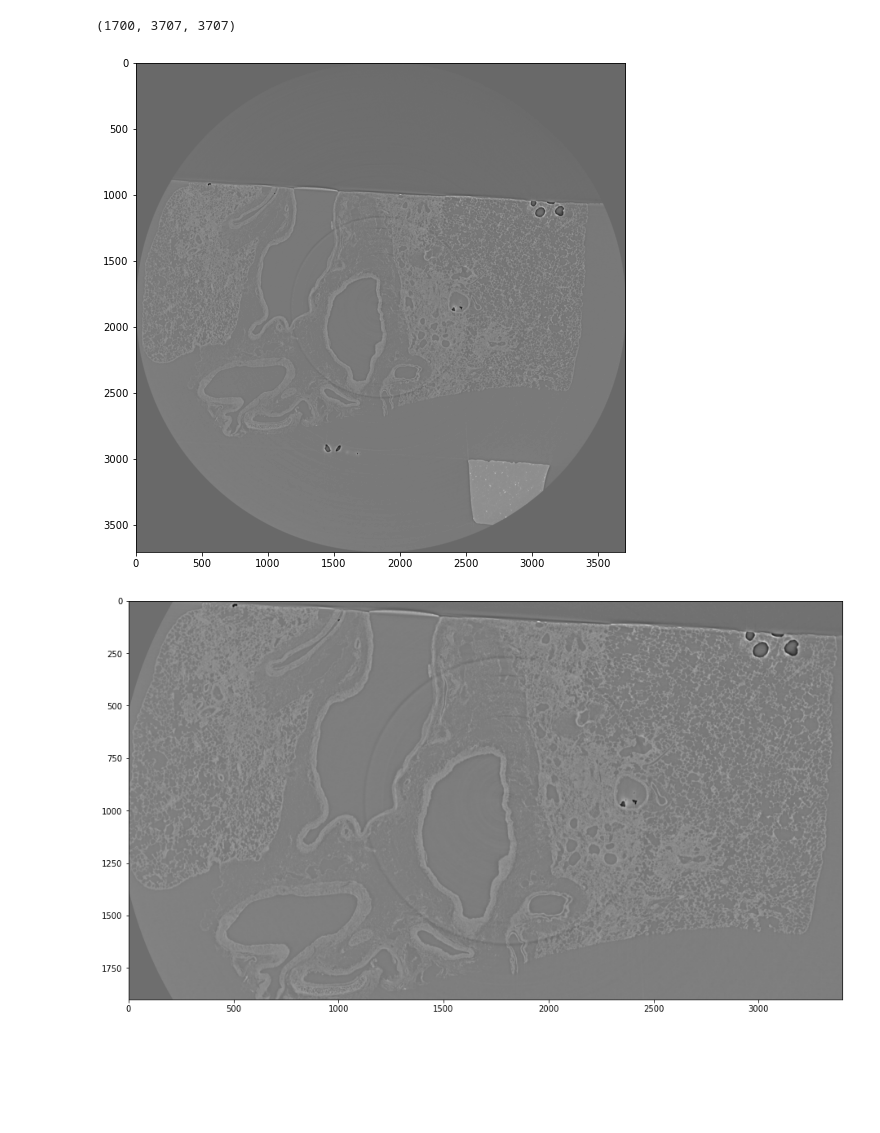
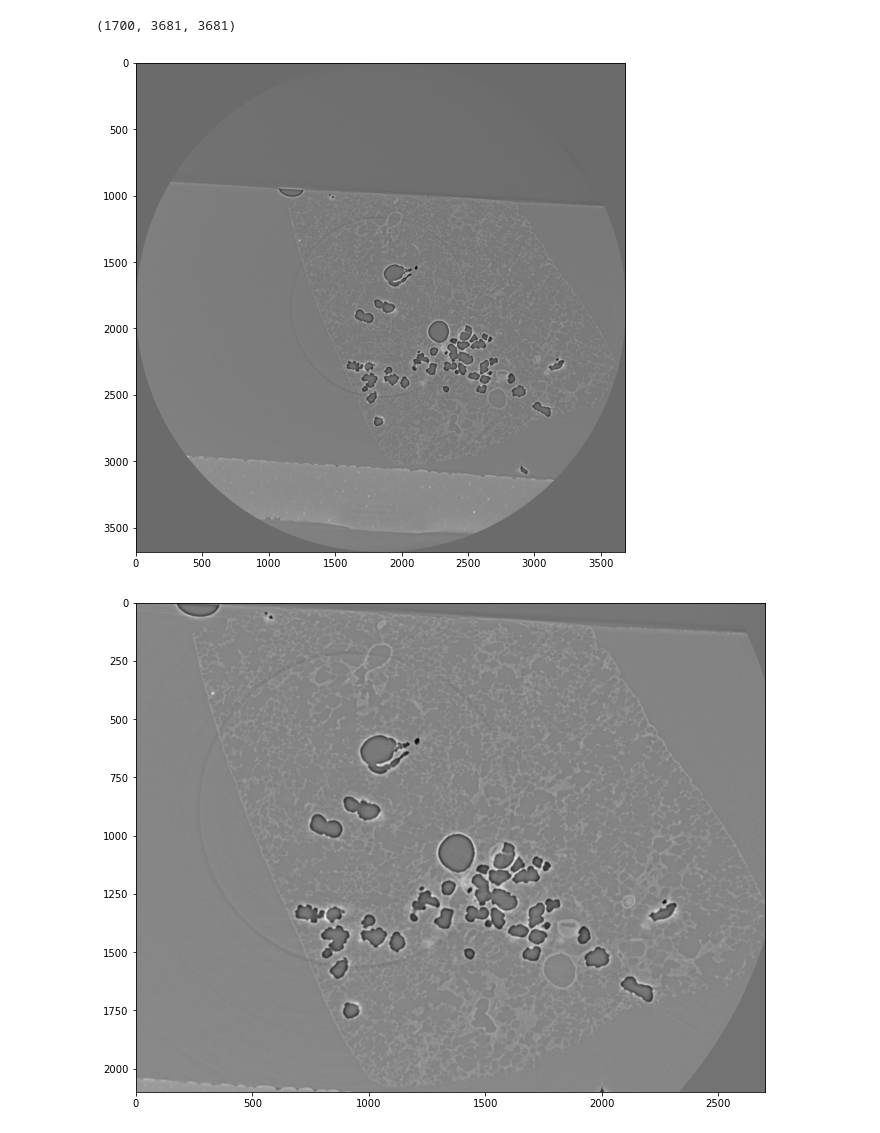
Before and after one commit to mrahmansagar/poreAnalysis, a Jupyter notebook: roi_extraction_all.ipynb, the cells around one changed output. Drawn from its saved outputs; the diff is of its cells as text; code cells hidden in the pictures; blank space fills up the shorter version.

```diff
--- a/roi_extraction_all.ipynb
+++ b/roi_extraction_all.ipynb
@@ -9,5 +9,5 @@ from tqdm import tqdm
 import tifffile
 # %%
 # Path to the slices
-data_dir = 'D:\sagar\Data\MD_1264_A5_1_Z3.3mm_corr_phrt\slices'
+data_dir = 'D:\sagar\Data\MD_1264_A6_1_Z3.3mm_corr_phrt\slices'
 tiffs = os.listdir(data_dir)
@@ -35,6 +14,6 @@ slice_1699.tif
 # %%
 # Reading all the slices in a Volume
-vol = np.empty(shape=(1700, 3707, 3707), dtype=np.float32)
+vol = np.empty(shape=(1700, 3681, 3681), dtype=np.float32)
 for i, fname in enumerate(tqdm(tiffs)):
     im = Image.open(os.path.join(data_dir, fname))
     imarray = np.array(im)
@@ -51,21 +30,21 @@ vol = np.asarray(vol)
 # %%
 print(vol.shape)
 # %% [output]
-(1700, 3707, 3707)
+(1700, 3681, 3681)
 # %%
 #Ploting the middle slice
 plt.figure(figsize=(16,9))
 plt.imshow(vol[850, :, :], cmap='gray')
 plt.show()
 # %% [output]
-[figure, old version]
+[figure, new version]
 # %%
 #Ploting the middle slice
 plt.figure(figsize=(16,9))
-plt.imshow(vol[850, 900:3707-907, 50:3707-257], cmap='gray')
+plt.imshow(vol[850, 950:3681-631, 900:3681-81], cmap='gray')
 plt.show()
 # %% [output]
-[figure, old version]
+[figure, new version]
 # %%
 xdim = vol.shape[1]
 ydim = vol.shape[2]
```
Also changed, not shown: parts of 5 cells of this notebook, 2 other files.
